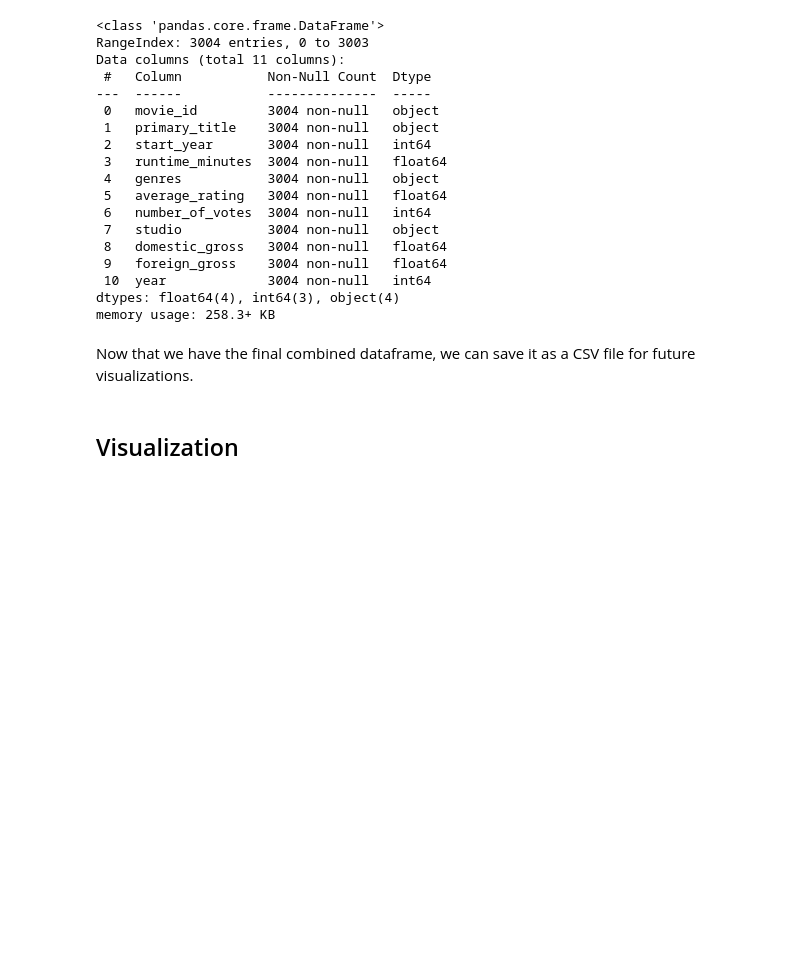
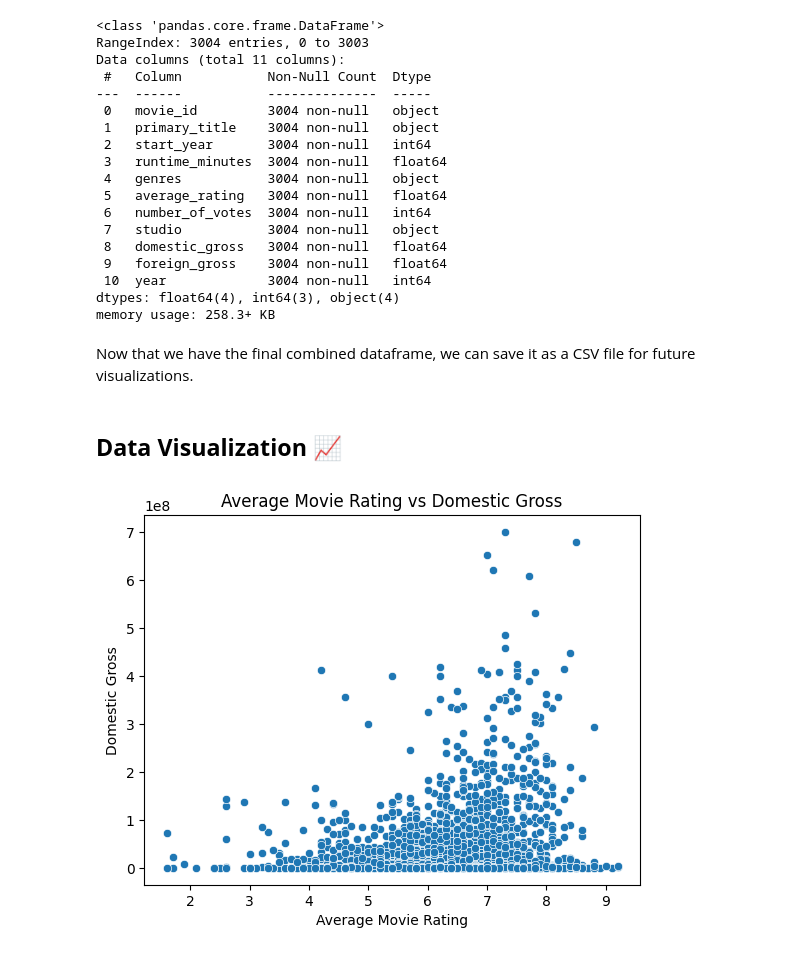
Before and after one commit to Patricknmaina/dsc-phase-2-project, a Jupyter notebook: patrick.ipynb, the cells around one changed output. Saved outputs shown, nothing was run; the diff lists cells and outputs as text; code cells hidden in the pictures; blank space fills up the shorter version.

Commit message:
added data visualization plots

```diff
--- a/patrick.ipynb
+++ b/patrick.ipynb
@@ -704,4 +721,13 @@ Now that we have the final combined dataframe, we can save it as a CSV file for
 # combine dataframe into csv
 final_df.to_csv('data/final_movie_data.csv', index=False)
 # %% [markdown]
-## Visualization
+## **Data Visualization** 📈
+# %%
+# plot of rating vs revenue
+sns.scatterplot(data=final_df, x='average_rating', y='domestic_gross')
+plt.title('Average Movie Rating vs Domestic Gross')
+plt.xlabel('Average Movie Rating')
+plt.ylabel('Domestic Gross')
+plt.show()
+# %% [output]
+[figure, added]
```
Also changed, not shown: parts of 9 cells of this notebook.
